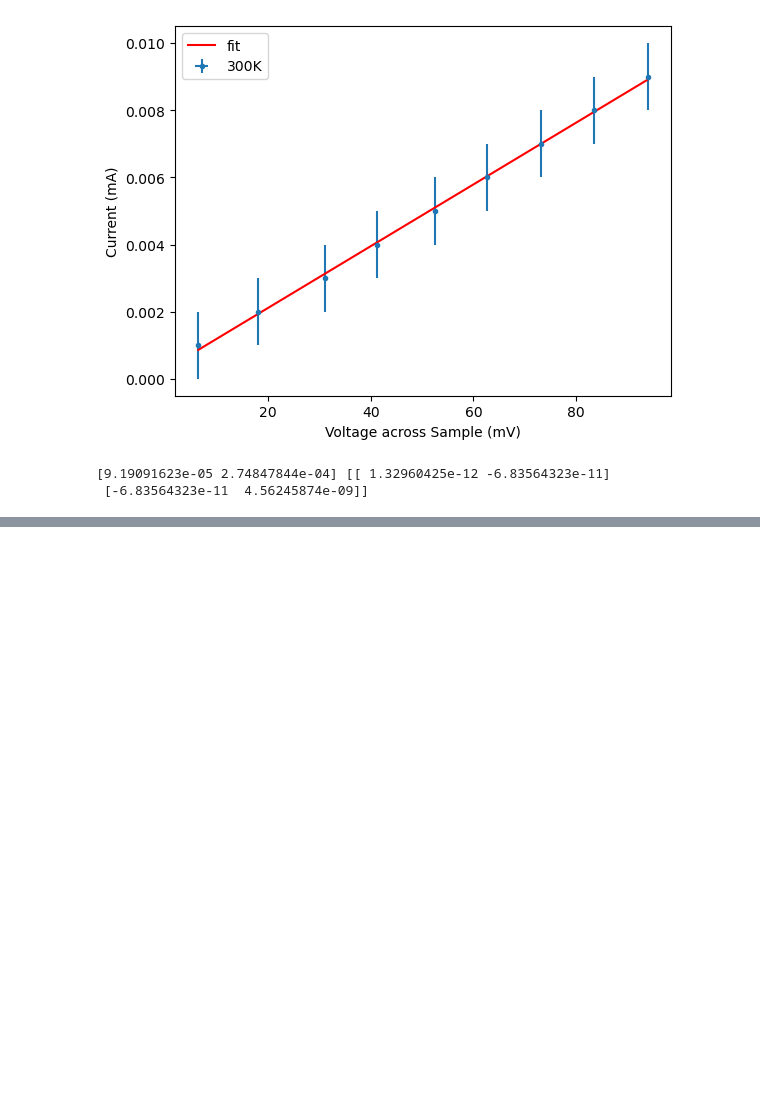
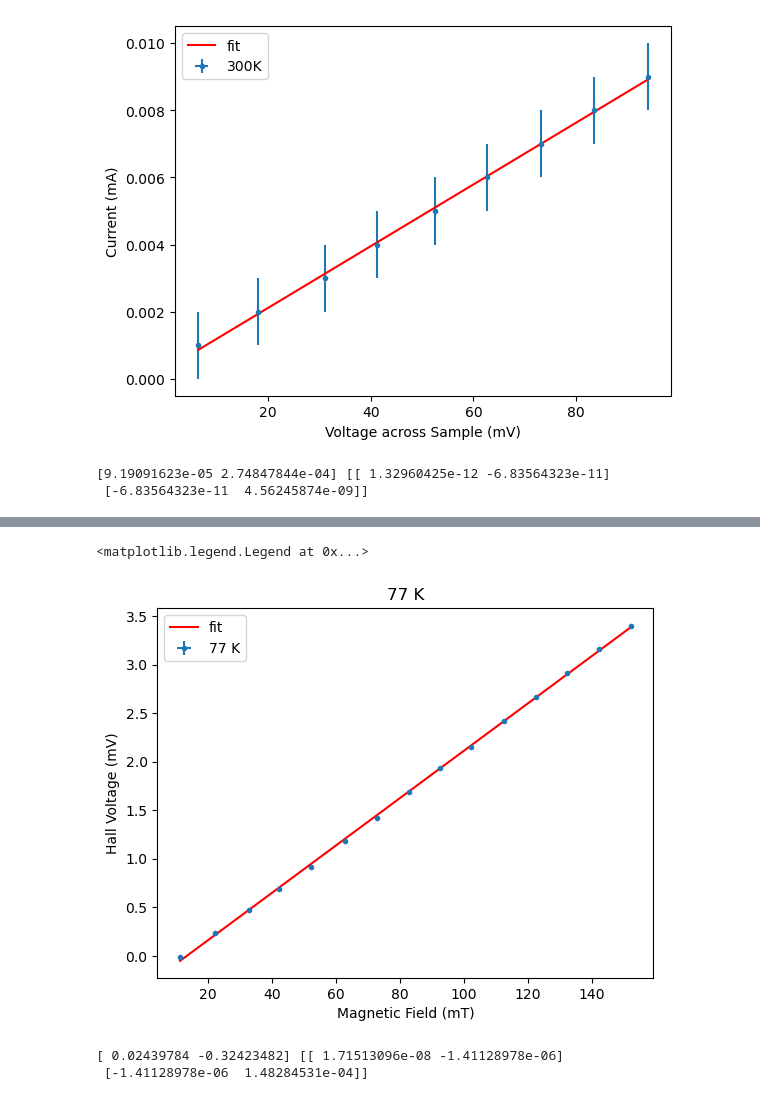
Before and after one commit to SoumendraRoy/Grad_Lab_SBU, a Jupyter notebook: Hall_effect/notebook.ipynb, the cells around one changed output, grey strips where cells are left out. Cells and saved outputs as stored; diff of their text form; code cells hidden in the pictures; blank space fills up the shorter version.

```diff
--- a/Hall_effect/notebook.ipynb
+++ b/Hall_effect/notebook.ipynb
@@ -74,0 +91,22 @@ print(popt1, pcov1)
+# %%
+def z(B1, c, d):
+    return c*B1 + d
+
+guess = [3.5/150.0, 0.0]
+
+popt2, pcov2 = curve_fit(z, B1, VH1, p0=guess)
+
+plt.errorbar(B1, VH1, xerr=VH_err1, yerr=B_err1, fmt='.', label='77 K')
+plt.plot(B1, y(B1, *popt2), color='red', label='fit')
+plt.xlabel('Magnetic Field (mT)')
+plt.ylabel('Hall Voltage (mV)')
+plt.title('77 K')
+plt.legend()
+# %% [output]
+<matplotlib.legend.Legend at 0x...>
+[figure, added]
+# %%
+print(popt2, pcov2)
+# %% [output]
+[ 0.02439784 -0.32423482] [[ 1.71513096e-08 -1.41128978e-06]
+ [-1.41128978e-06  1.48284531e-04]]
```
Also changed, not shown: parts of 6 cells of this notebook, 3 other files.
